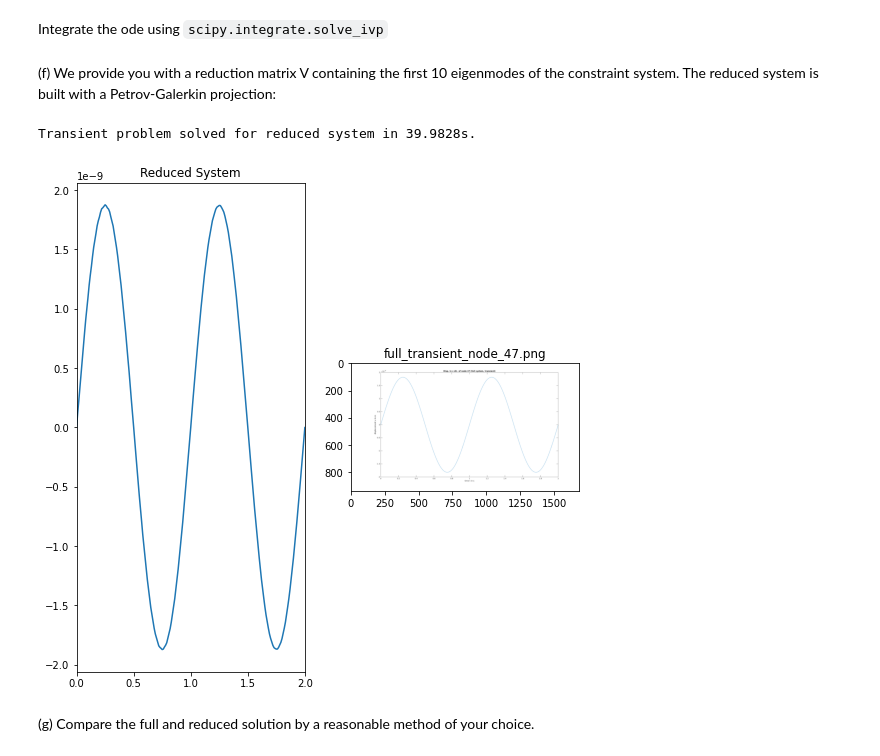
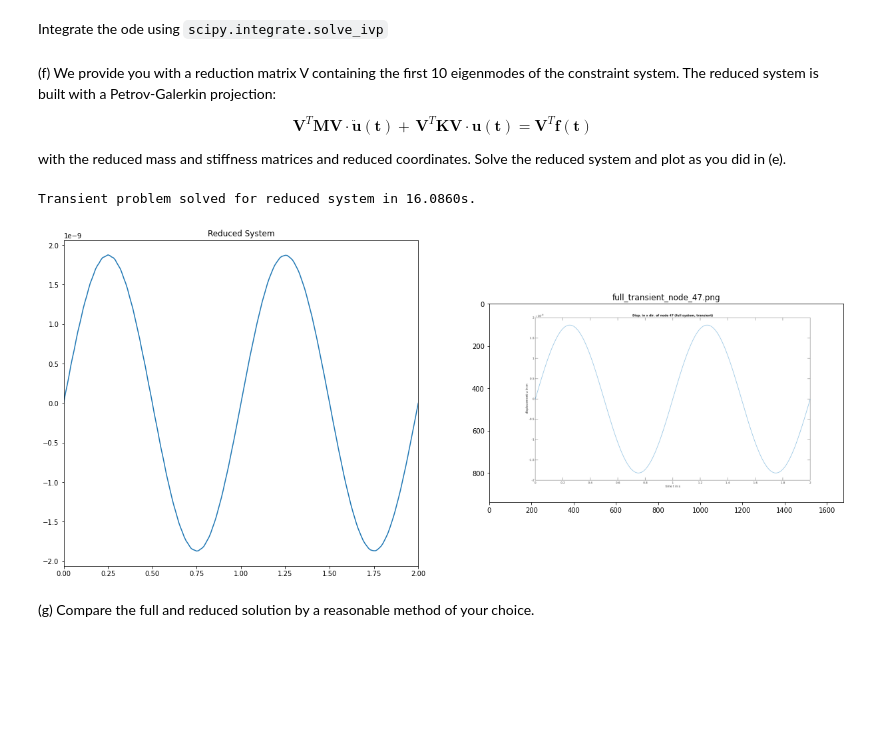
Before and after one commit to Jonas-Nicodemus/MRoMS, a Jupyter notebook: ex02/ex02.ipynb, the cells around one changed output. Cells and saved outputs as stored; diff of their text form; code cells hidden in the pictures; blank space fills up the shorter version.

```diff
--- a/ex02/ex02.ipynb
+++ b/ex02/ex02.ipynb
@@ -54,7 +54,11 @@ def read_hb(file_path):
 
         # Symmetrization of scipy sparse matrices
         rows, cols = sparse_matrix.nonzero()
-        sparse_matrix[cols, rows] = sparse_matrix[rows, cols]
+
+        lil_matrix = sparse_matrix.tolil()
+        lil_matrix[cols, rows] = lil_matrix[rows, cols]
+
+        sparse_matrix = lil_matrix.tocsc()
 
     return sparse_matrix
 # %% [markdown]
@@ -199,8 +203,9 @@ order = K.shape[0]
 
 force_indices = np.array([65, 5]) - 1
 
-f = csc_matrix((order, 1))
+f = lil_matrix((order, 1))
 f[force_indices] = 100
+f = f.tocsc()
 
 start_time = time.time()
 u_sparse = spsolve(K, f)
@@ -246,7 +251,10 @@ def f_factory(f0, frequency=1, amplitude=0.01, V=None):
 def ode_f(t, x, M, K, f_fcn):
     u, dudt = x.reshape((2, -1))
 
-    dxdt = np.concatenate((dudt, spsolve(M, f_fcn(t) - K @ u)))
+    if issparse(M):
+        dxdt = np.concatenate((dudt, spsolve(M, f_fcn(t) - K @ u)))
+    else:
+        dxdt = np.concatenate((dudt, solve(M, f_fcn(t) - K @ u)))
 
     return dxdt
 
@@ -288,36 +296,44 @@ plt.show()
 # %% [markdown]
 (f) We provide you with a reduction matrix V containing the first 10 eigenmodes of the constraint
 system. The reduced system is built with a Petrov-Galerkin projection:
+
+\begin{equation*}
+\mathbf{V}^T \mathbf{M} \mathbf{V} \cdot \mathbf{\ddot{u}(t)} +\,
+\mathbf{V}^T\mathbf{K}\mathbf{V} \cdot \mathbf{u(t)} = \mathbf{V}^T\mathbf{f(t)}
+\end{equation*}
+
+with the reduced mass and stiffness matrices and reduced coordinates. Solve the
+reduced system and plot as you did in (e).
 # %%
 V_path = os.path.join(resources_path, 'V.mat')
 V = read_mat(V_path)['V']
 
 red_order = V.shape[1]
 
 x0_red = np.zeros(2 * red_order)
 f_fcn_red = f_factory(f0, 1, 0.01, V)
 
 M_red = np.transpose(V) @ M @ V
 K_red = np.transpose(V) @ K @ V
 
 start_time = time.time()
 ivp_sol_red = solve_ivp(ode_f, (t0, tf), x0_red, method='RK23', t_eval=t_eval, args=(M_red, K_red, f_fcn_red))
 time_red = time.time() - start_time
 print(f'Transient problem solved for reduced system in {time_red:.4f}s.')
 
 u_red = V @ ivp_sol_red.y[:red_order, :] # back projection to full order
 
-fig, axes = plt.subplots(nrows=1, ncols=2)
+_, axes = plt.subplots(figsize=(21, 9), nrows=1, ncols=2)
 ax = axes.ravel()
 ax[0].plot(t_eval, u_red[63, :])
 ax[0].set_xlim(0.0, 2)
 ax[0].set_title("Reduced System")
 ax[1].imshow(sol_image)
 ax[1].set_title(png_name)
 plt.show()
 # %% [output]
-Transient problem solved for reduced system in 39.9828s.
+Transient problem solved for reduced system in 16.0860s.
-[figure, old version]
+[figure, new version]
 # %% [markdown]
 (g) Compare the full and reduced solution by a reasonable method of your choice.
 # %%
```
Also changed, not shown: parts of 6 cells of this notebook.
